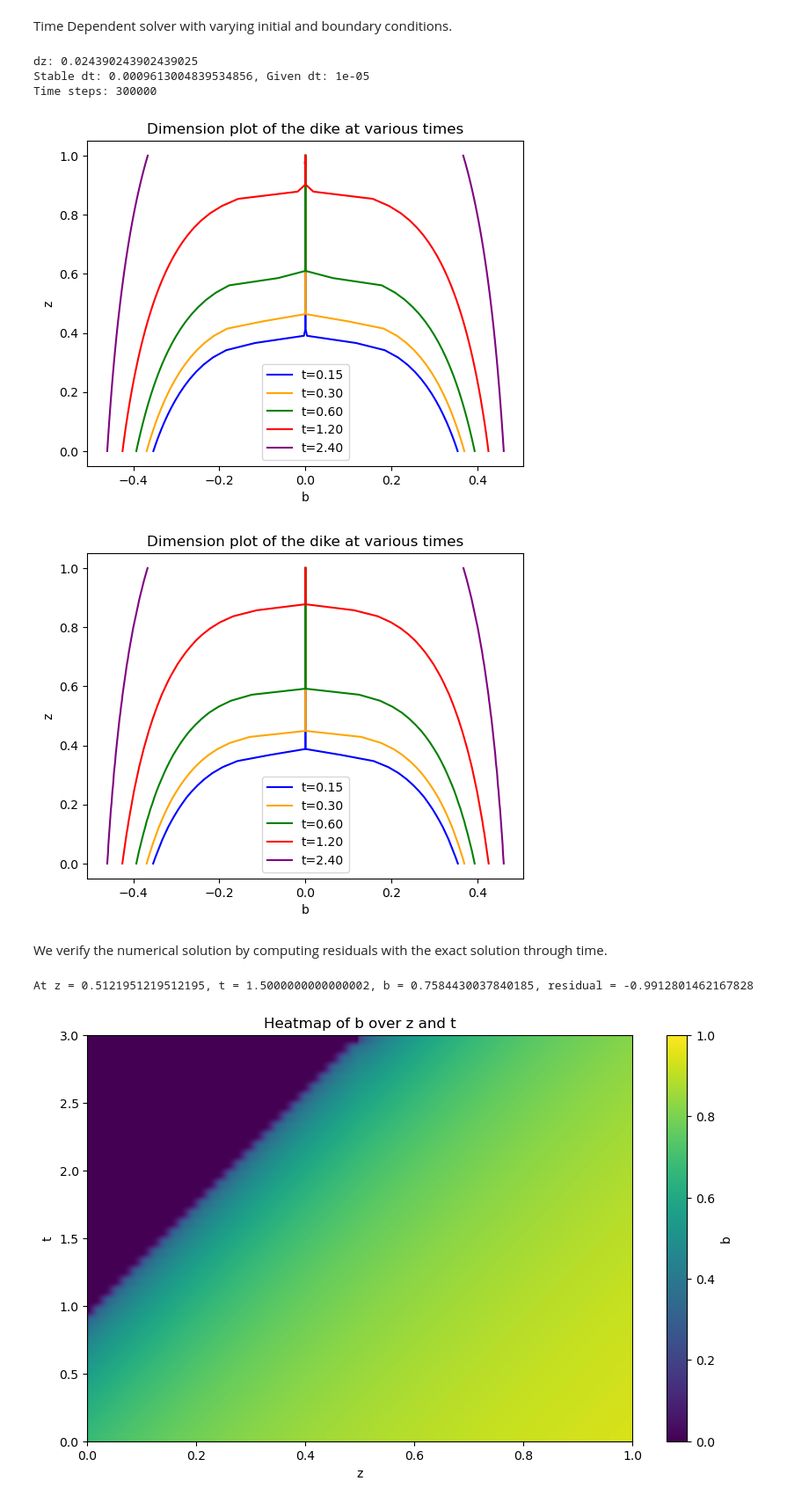
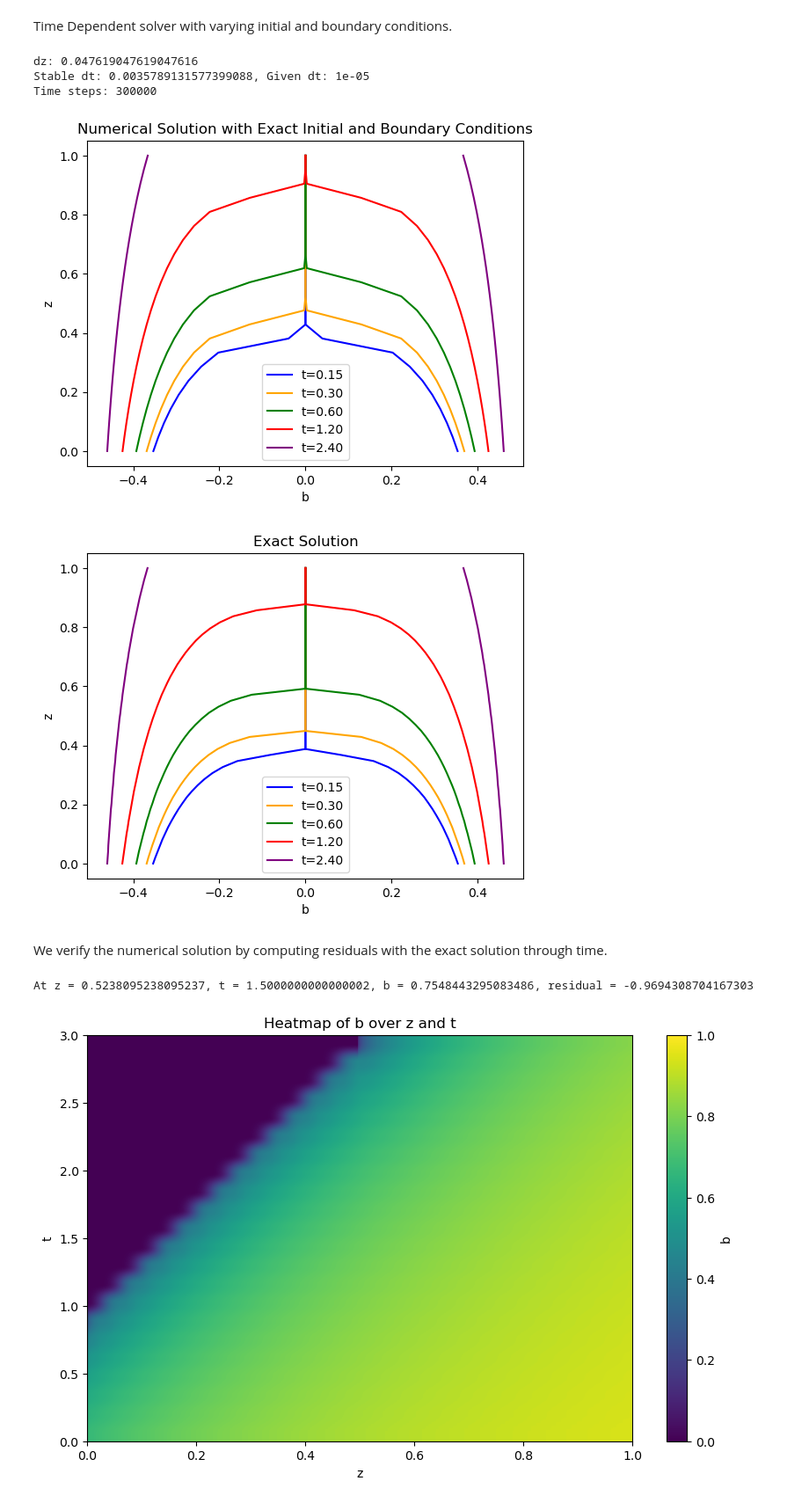
Before and after one commit to obokhove/FDnumerics2526, a Jupyter notebook: Alex_Carey/Exercise 1/Ex1.ipynb, the cells around one changed output. Shown at 88% size. Saved outputs shown, nothing was run; the diff lists cells and outputs as text; code cells hidden in the pictures.

```diff
--- a/Alex_Carey/Exercise 1/Ex1.ipynb
+++ b/Alex_Carey/Exercise 1/Ex1.ipynb
@@ -343,17 +339,10 @@ for grid, df in extracted_solutions:
     time_scatter = [times] * 2  # Each time has a positive and negative scatter]
 
     for time in range(1, len(df.columns)):
-        # width_scatter as written does not make sense; let's clarify:
-        # The time_scatter list has 12 elements (2x6), but df.columns[1:] has 6 time columns.
-        # So, time_scatter is not consistent with the times in df.
-        # You should use only the times present in df.columns[1:] (which correspond to the 'times' list).
-        # The calculation width_scatter = df[time].values / 2 + -1 * df[time].values / 2
-        # always results in an array of zeros, which is not meaningful for plotting.
-        # If you want to plot the dike width at each time, you should plot +/- df[time].values/2 against df['z'].
         current_time = df.columns[time]
         current_color = colors[time - 1]
-        plt.plot(df[df.columns[time]].values / 2, df['z'], label=f'{df.columns[time]}', color=current_color)
-        plt.plot(-df[df.columns[time]].values / 2, df['z'], color=current_color)
+        plt.scatter(df[df.columns[time]].values / 2, df['z'], label=f'{df.columns[time]}', color=current_color)
+        plt.scatter(-df[df.columns[time]].values / 2, df['z'], color=current_color)
 
     plt.xlabel('b')
     plt.ylabel('z')
@@ -407,7 +396,7 @@ class NumericalSolution(object):
         # Return the grid spacing of the solution
         return self.z_values[1] - self.z_values[0]
 
-    def plot_solution(self):
+    def plot_solution(self, title: str = 'Dimension plot of the dike at various times'):
         # Plot the solution as 5 different time points weighted towards t=0
         spacing = [0.05, 0.1, 0.2, 0.4, 0.8]
         time_indices = [int(s * len(self.time_values)) for s in spacing]
@@ -427,7 +416,7 @@ class NumericalSolution(object):
             plt.plot(neg_b_half, z, color=colors[time_indices.index(time)])
         plt.xlabel('b')
         plt.ylabel('z')
-        plt.title('Dimension plot of the dike at various times')
+        plt.title(title)
         plt.legend()
         plt.show()
 
@@ -445,7 +434,6 @@ class NumericalSolution(object):
 
         squared_diffs = [d**2 for d in diff]
         if self.verbosity > 0:
-            print(f'Difference: {diff}')
             # Plot the differences
             plt.plot(self.z_values, squared_diffs, label='Difference')
             plt.xlabel('z')
@@ -719,23 +693,23 @@ def time_dependent_solve_varying_boundary(alpha: float, beta: float, H: float,
 # %%
 grid_size = 21
 time_step = 1e-5
 max_time = 3
 
 initial_data = [initial_condition_2(z, b_t0) for z in np.linspace(0,1, grid_size + 1)]
 bB_data = [bottom_boundary_2(t, b_results[:,0]) for t in np.linspace(0,3, int(max_time / time_step))]
 bT_data = [top_boundary_2(t, b_results[:,-1]) for t in np.linspace(0,3, int(max_time / time_step))]
 
 sol = time_dependent_solve_varying_boundary(alpha, beta, H, grid_size, time_step, bB_data,
                                             bT_data, initial_data, max_time, 0)
 
-sol.plot_solution()
-exact.plot_solution()
+sol.plot_solution(title='Numerical Solution with Exact Initial and Boundary Conditions')
+exact.plot_solution(title='Exact Solution')
 # %% [output]
-dz: 0.024390243902439025
-Stable dt: 0.0009613004839534856, Given dt: 1e-05
+dz: 0.047619047619047616
+Stable dt: 0.0035789131577399088, Given dt: 1e-05
 Time steps: 300000
-[figure, old version]
+[figure, new version]
-[figure, old version]
+[figure, new version]
 # %% [markdown]
 We verify the numerical solution by computing residuals with the exact solution through time.
 # %%
@@ -763,7 +737,7 @@ for n in range(len(sol.time_values)):
         if j == int(len(sol.z_values) / 2) and n == int(len(sol.time_values) / 2):
             print(f'At z = {z}, t = {t}, b = {b}, residual = {res}')
 # %% [output]
-At z = 0.5121951219512195, t = 1.5000000000000002, b = 0.7584430037840185, residual = -0.9912801462167828
+At z = 0.5238095238095237, t = 1.5000000000000002, b = 0.7548443295083486, residual = -0.9694308704167303
 # %%
 # Plot a heat map with z on the x axis, t on the y axis and b as the color using imshow
 plt.figure(figsize=(10, 6))
```
Also changed, not shown: parts of 5 cells of this notebook, 1 other file.
